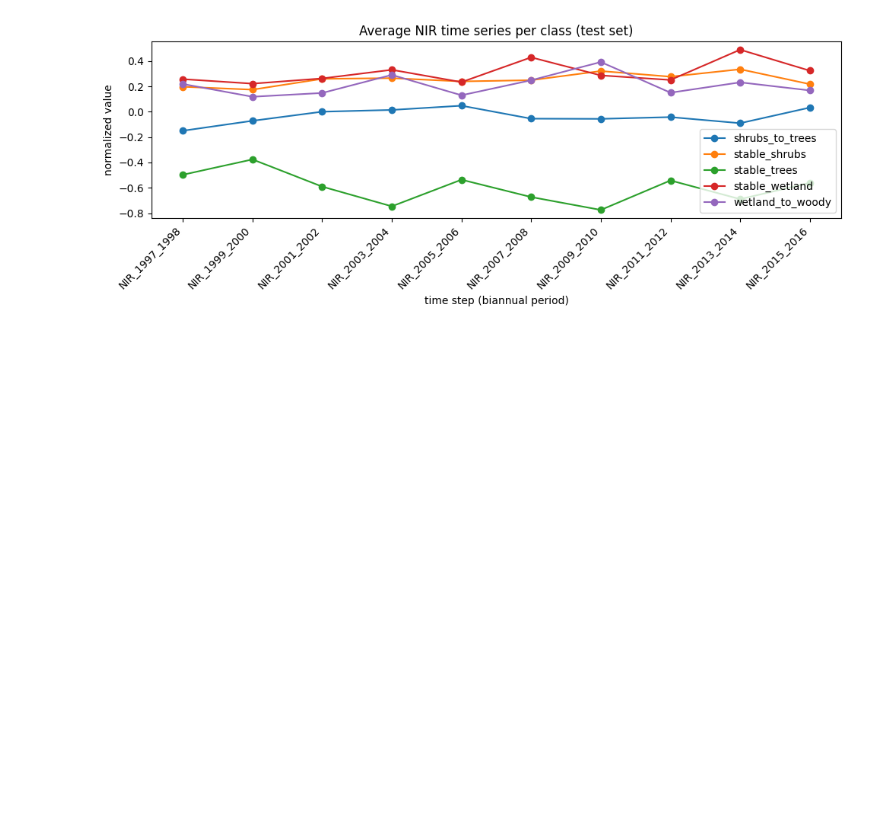
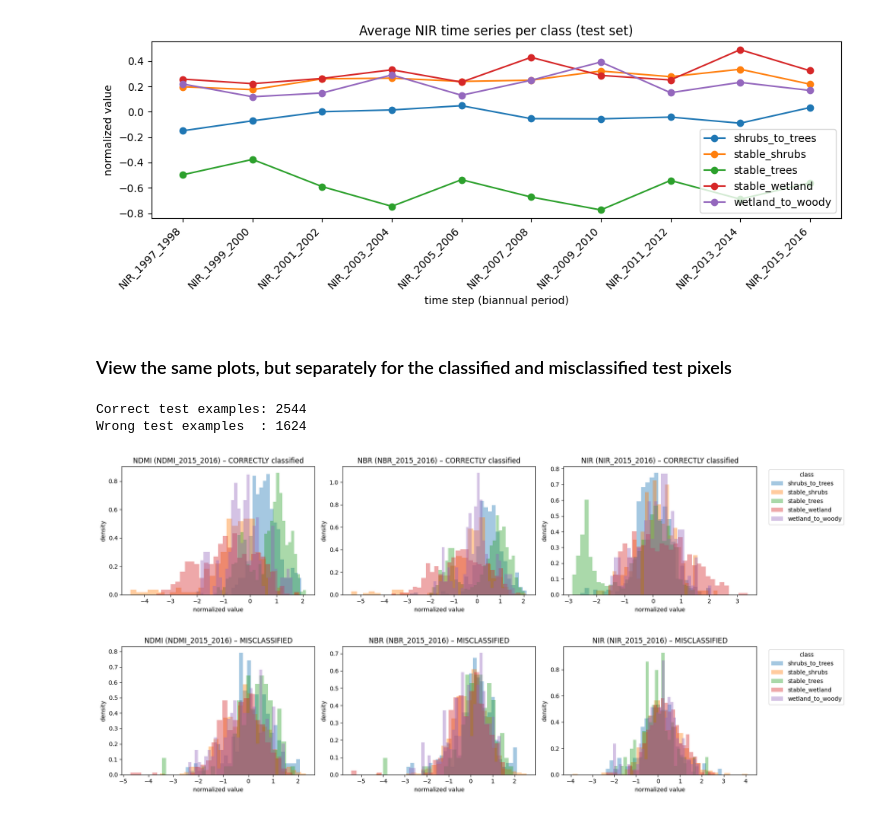
Before and after one commit to jjkiljanski/biebrza-shrub-encroachment-analysis, a Jupyter notebook: ml_model_training.ipynb, the cells around one changed output. Drawn from its saved outputs; the diff is of its cells as text; code cells hidden in the pictures; blank space fills up the shorter version.

Commit message:
- Added plots to explore differences between correctly classified and misclassified time-series

```diff
--- a/ml_model_training.ipynb
+++ b/ml_model_training.ipynb
@@ -849,3 +849,79 @@ plot_mean_series(df_test_norm, nir_cols, 'Average NIR time series per class (tes
 [figure]
 [figure]
 [figure]
+# %% [markdown]
+### View the same plots, but separately for the classified and misclassified test pixels
+# %%
+import numpy as np
+
+def get_all_preds_labels(model, loader, device):
+    model.eval()
+    all_y = []
+    all_pred = []
+    with torch.no_grad():
+        for X, y in loader:
+            X = X.to(device)
+            y = y.to(device)
+            logits = model(X)
+            preds = logits.argmax(dim=1)
+            all_y.extend(y.cpu().numpy())
+            all_pred.extend(preds.cpu().numpy())
+    return np.array(all_y), np.array(all_pred)
+
+y_true, y_pred = get_all_preds_labels(lstm_model, test_loader, device)
+
+# Assuming test_loader iterates df_test_norm in row order (shuffle=False),
+# we can align them directly:
+assert len(y_true) == len(df_test_norm)
+
+mask_correct = (y_true == y_pred)
+mask_wrong   = (y_true != y_pred)
+
+print("Correct test examples:", mask_correct.sum())
+print("Wrong test examples  :", mask_wrong.sum())
+# %% [output]
+Correct test examples: 2544
+Wrong test examples  : 1624
+# %%
+df_test_correct = df_test_norm[mask_correct].copy()
+df_test_wrong   = df_test_norm[mask_wrong].copy()
+# %%
+import matplotlib.pyplot as plt
+
+ndmi_cols = sorted([c for c in ts_cols if c.startswith('NDMI_')])
+nbr_cols  = sorted([c for c in ts_cols if c.startswith('NBR_')])
+nir_cols  = sorted([c for c in ts_cols if c.startswith('NIR_')])
+
+last_ndmi_col = ndmi_cols[-1]
+last_nbr_col  = nbr_cols[-1]
+last_nir_col  = nir_cols[-1]
+
+def plot_distributions_by_class(df, title_suffix):
+    classes = sorted(df['class_str'].unique())
+    fig, axes = plt.subplots(1, 3, figsize=(18, 4))
+
+    for cls in classes:
+        subset = df[df['class_str'] == cls]
+        if len(subset) == 0:
+            continue
+        axes[0].hist(subset[last_ndmi_col], bins=30, alpha=0.4, label=cls, density=True)
+        axes[1].hist(subset[last_nbr_col],  bins=30, alpha=0.4, label=cls, density=True)
+        axes[2].hist(subset[last_nir_col],  bins=30, alpha=0.4, label=cls, density=True)
+
+    axes[0].set_title(f'NDMI ({last_ndmi_col}) – ' + title_suffix)
+    axes[1].set_title(f'NBR ({last_nbr_col}) – '  + title_suffix)
+    axes[2].set_title(f'NIR ({last_nir_col}) – '  + title_suffix)
+
+    for ax in axes:
+        ax.set_xlabel('normalized value')
+        ax.set_ylabel('density')
+
+    axes[2].legend(title='class', bbox_to_anchor=(1.05, 1), loc='upper left')
+    plt.tight_layout()
+    plt.show()
+
+plot_distributions_by_class(df_test_correct, "CORRECTLY classified")
+plot_distributions_by_class(df_test_wrong,   "MISCLASSIFIED")
+# %% [output]
+[figure, added]
+[figure, added]
```
Also changed, not shown: parts of 1 cell of this notebook.
